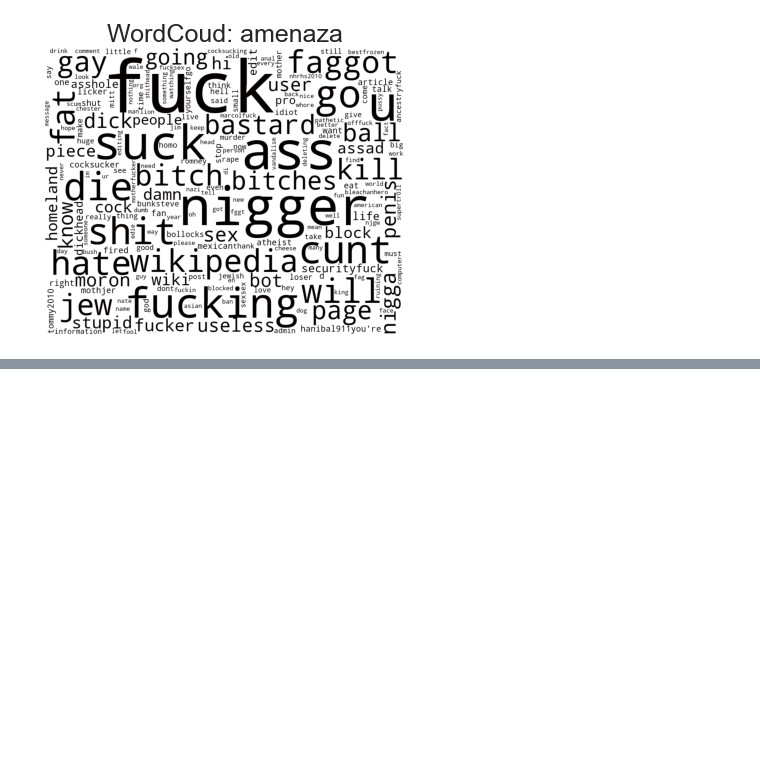
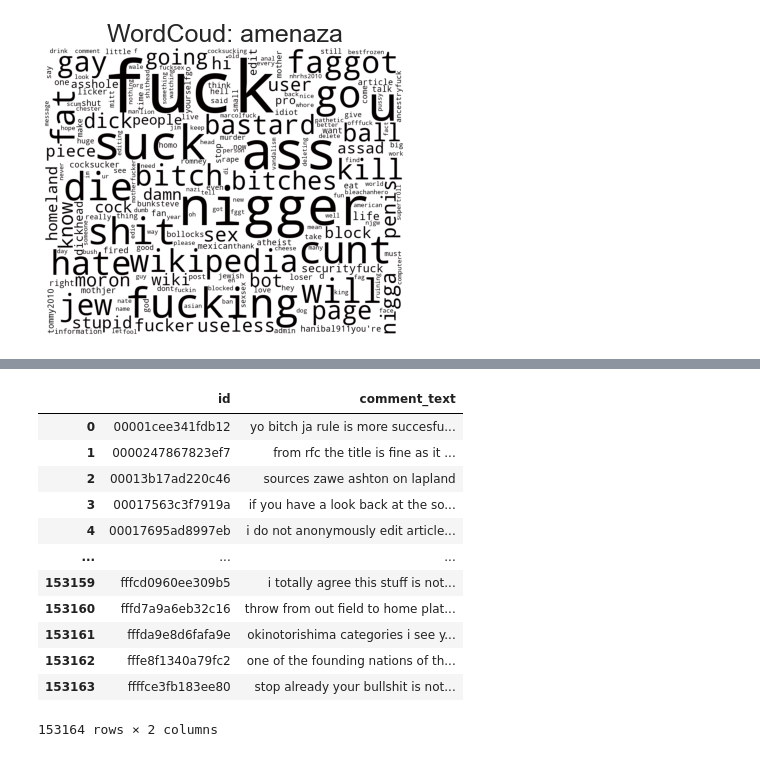
Before and after one commit to luisenerio/ProcesamientoDatosLuisLopezNerio1487280, a Jupyter notebook: Miniproyecto/Miniproyecto.ipynb, the cells around one changed output, grey strips where cells are left out. Saved outputs shown, nothing was run; the diff lists cells and outputs as text; code cells hidden in the pictures; blank space fills up the shorter version.

```diff
--- a/Miniproyecto/Miniproyecto.ipynb
+++ b/Miniproyecto/Miniproyecto.ipynb
@@ -143,0 +138,25 @@ WordCloud: amenaza comments
+# %%
+
+
+def preprocesamiento(comentario):
+    comentario = comentario.lower()
+    comentario = re.sub(r"what's", "what is ", comentario)
+    comentario = re.sub(r"\'s", " ", comentario)
+    comentario = re.sub(r"\'ve", " have ", comentario)
+    comentario = re.sub(r"can't", "cannot ", comentario)
+    comentario = re.sub(r"n't", " not ", comentario)
+    comentario = re.sub(r"i'm", "i am ", comentario)
+    comentario = re.sub(r"\'re", " are ", comentario)
+    comentario = re.sub(r"\'d", " would ", comentario)
+    comentario = re.sub(r"\'ll", " will ", comentario)
+    comentario = re.sub(r"\'scuse", " excuse ", comentario)
+    comentario = re.sub('\W', ' ', comentario)
+    comentario = re.sub('\s+', ' ', comentario)
+    comentario = comentario.strip(' ')
+    return comentario
+# %%
+
+#Entrenamiento
+Train_df['comment_text'] = Train_df['comment_text'].map(lambda com: preprocesamiento(com))
+Test_df['comment_text'] = Test_df['comment_text'].map(lambda com: preprocesamiento(com))
+Train_df = Train_df.drop(['numero_etiquetas','Longitud_Mensaje'], axis = 1 )
@@ -143,0 +186,16 @@ WordCloud: amenaza comments
+# %%
+Test_df
+# %% [output]
+|  | id | comment_text |
+| 0 | 00001cee341fdb12 | yo bitch ja rule is more succesfu... |
+| 1 | 0000247867823ef7 | from rfc the title is fine as it ... |
+| 2 | 00013b17ad220c46 | sources zawe ashton on lapland |
+| 3 | 00017563c3f7919a | if you have a look back at the so... |
+| 4 | 00017695ad8997eb | i do not anonymously edit article... |
+| ... | ... | ... |
+| 153159 | fffcd0960ee309b5 | i totally agree this stuff is not... |
+| 153160 | fffd7a9a6eb32c16 | throw from out field to home plat... |
+| 153161 | fffda9e8d6fafa9e | okinotorishima categories i see y... |
+| 153162 | fffe8f1340a79fc2 | one of the founding nations of th... |
+| 153163 | ffffce3fb183ee80 | stop already your bullshit is not... |
+153164 rows × 2 columns
```
Also changed, not shown: parts of 9 cells of this notebook.
